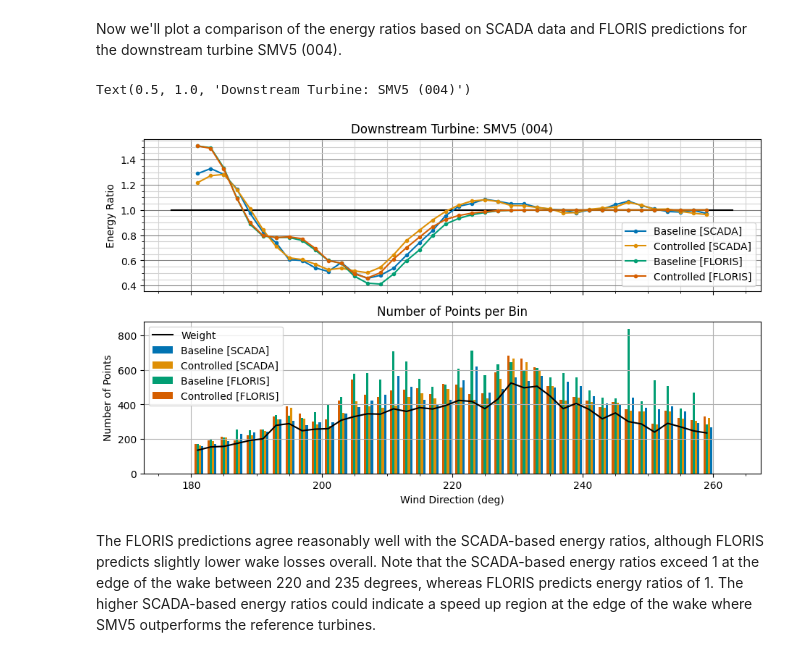
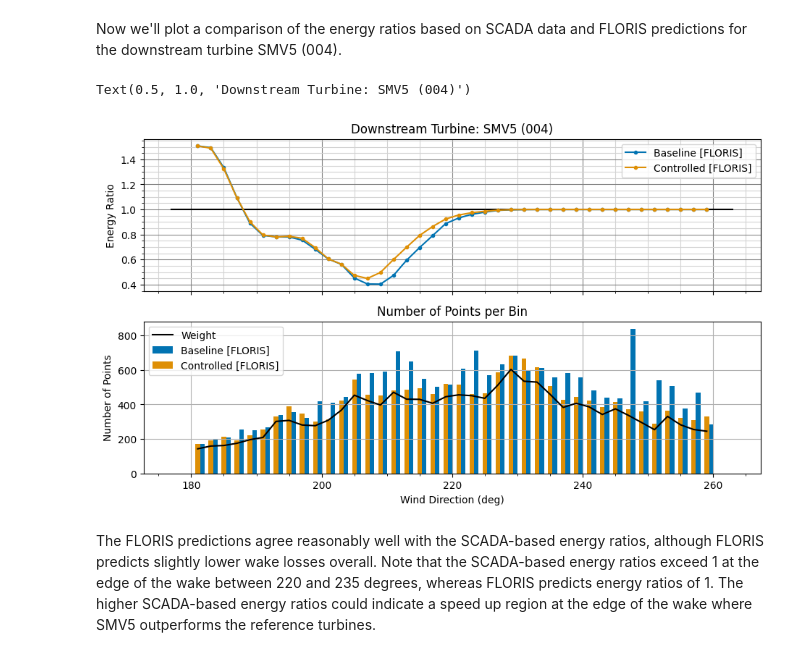
Before and after one commit to NREL/flasc, a Jupyter notebook: examples_smarteole/06_wake_steering_energy_ratio_analysis.ipynb, the cells around one changed output. Drawn from its saved outputs; the diff is of its cells as text; code cells hidden in the pictures.

```diff
--- a/examples_smarteole/06_wake_steering_energy_ratio_analysis.ipynb
+++ b/examples_smarteole/06_wake_steering_energy_ratio_analysis.ipynb
@@ -402,25 +404,30 @@ df_floris_target_offset_con = build_floris_data_frame(fi,wind_speeds_con,wind_di
 Now we'll plot a comparison of the energy ratios based on SCADA data and FLORIS predictions for the downstream turbine SMV5 (004).
 # %%
 # Construct energy ratio object
+# er_in = EnergyRatioInput(
+#     [df_base, df_con, df_floris_target_offset_baseline, df_floris_target_offset_con],
+#     ["Baseline [SCADA]", "Controlled [SCADA]", "Baseline [FLORIS]", "Controlled [FLORIS]"]
+# )
+
 er_in = EnergyRatioInput(
-    [df_base, df_con, df_floris_target_offset_baseline, df_floris_target_offset_con],
-    ["Baseline [SCADA]", "Controlled [SCADA]", "Baseline [FLORIS]", "Controlled [FLORIS]"]
+    [df_floris_target_offset_baseline, df_floris_target_offset_con],
+    ["Baseline [FLORIS]", "Controlled [FLORIS]"]
 )
 
 er_out = er.compute_energy_ratio(
     er_in,
     test_turbines=[4],
     use_predefined_ref=True,
     use_predefined_wd=True,
     use_predefined_ws=True,
     wd_step=2.0,
     ws_step=1.0
 )
 ax = er_out.plot_energy_ratios(overlay_frequency=True)
 ax[0].set_title("Downstream Turbine: SMV5 (004)")
 # %% [output]
 Text(0.5, 1.0, 'Downstream Turbine: SMV5 (004)')
-[figure, old version]
+[figure, new version]
 # %% [markdown]
 The FLORIS predictions agree reasonably well with the SCADA-based energy ratios, although FLORIS predicts slightly lower wake losses overall. Note that the SCADA-based energy ratios exceed 1 at the edge of the wake between 220 and 235 degrees, whereas FLORIS predicts energy ratios of 1. The higher SCADA-based energy ratios could indicate a speed up region at the edge of the wake where SMV5 outperforms the reference turbines.
 # %% [markdown]
```
Also changed, not shown: parts of 13 cells of this notebook.
